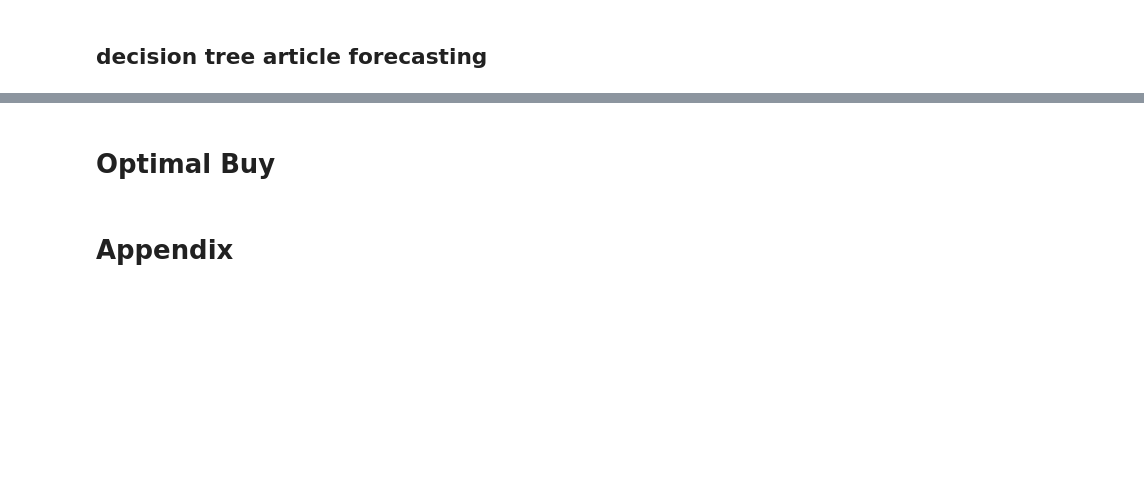
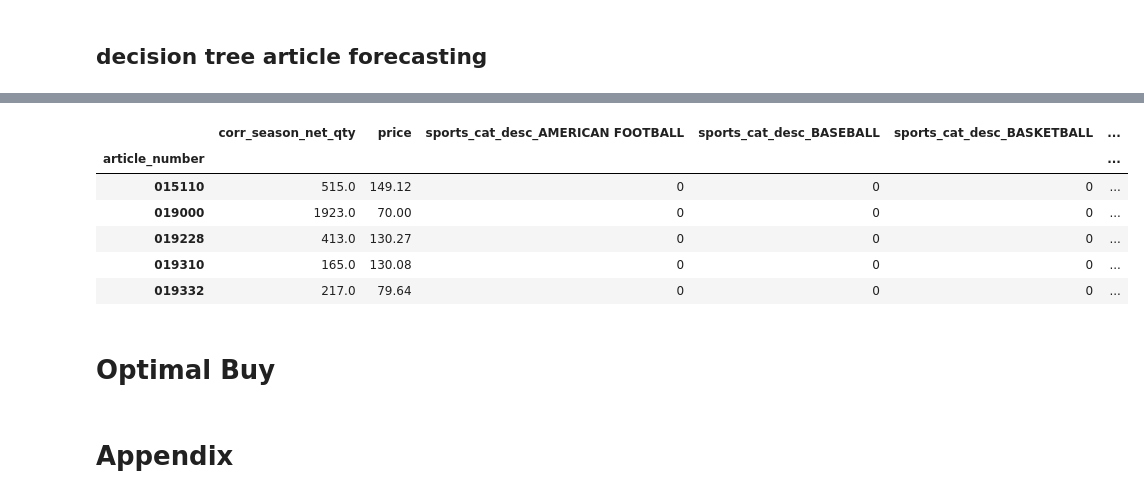
Before and after one commit to cwcomiskey/Misc, a Jupyter notebook: adidas/new_article_EDA.ipynb, the cells around one changed output, grey strips where cells are left out. Drawn from its saved outputs; the diff is of its cells as text; code cells hidden in the pictures; blank space fills up the shorter version.

```diff
--- a/adidas/new_article_EDA.ipynb
+++ b/adidas/new_article_EDA.ipynb
@@ -472,10 +563,10 @@ dat_mini_dummies.head()
 # %%
-b = np.array([0, 500, 1000, 1500, 2000, 3000, 5000, 10000, 50000])
-dat_mini.loc[:,'net_qty_bin'] = pd.cut(dat_mini.season_net_qty, bins = b)
+# b = np.array([0, 500, 1000, 1500, 2000, 3000, 5000, 10000, 50000])
+# dat_mini.loc[:,'net_qty_bin'] = pd.cut(dat_mini.season_net_qty, bins = b)
 
-p = np.array([0, 50, 100, 150, 200, 300, 1000])
-dat_mini.loc[:,'price_bin'] = pd.cut(dat_mini.price, bins = p)
+# p = np.array([0, 50, 100, 150, 200, 300, 1000])
+# dat_mini.loc[:,'price_bin'] = pd.cut(dat_mini.price, bins = p)
 
-dat_mini = dat_mini[['net_qty_bin', 'sports_cat_desc',
+dat_tree = dat[['corr_season_net_qty', 'sports_cat_desc',
        'rmh_cat_desc', 'franchise', 'gender_desc', 'age_group_desc',
-       'prod_grp_desc', 'prod_type_desc', 'price_bin']]
+       'prod_grp_desc', 'prod_type_desc', 'price']].copy()
@@ -504,0 +573,5 @@ print("Accuracy on test set: {:.3f}".format(tree.score(X_test, y_test)))
+# %%
+dat_tree_dummies = pd.get_dummies(dat_tree)
+
+X = dat_tree_dummies.loc[:, 'price':]
+y = dat_tree_dummies.corr_season_net_qty > 500
@@ -504,0 +601,10 @@ print("Accuracy on test set: {:.3f}".format(tree.score(X_test, y_test)))
+# %%
+dat_tree_dummies.head()
+# %% [output]
+|  | corr_season_net_qty | price | sports_cat_desc_AMERICAN FOOTBALL | sports_cat_desc_BASEBALL | sports_cat_desc_BASKETBALL | ... |
+| article_number |  |  |  |  |  | ... |
+| 015110 | 515.0 | 149.12 | 0 | 0 | 0 | ... |
+| 019000 | 1923.0 | 70.00 | 0 | 0 | 0 | ... |
+| 019228 | 413.0 | 130.27 | 0 | 0 | 0 | ... |
+| 019310 | 165.0 | 130.08 | 0 | 0 | 0 | ... |
+| 019332 | 217.0 | 79.64 | 0 | 0 | 0 | ... |
```
Also changed, not shown: parts of 37 cells of this notebook.
